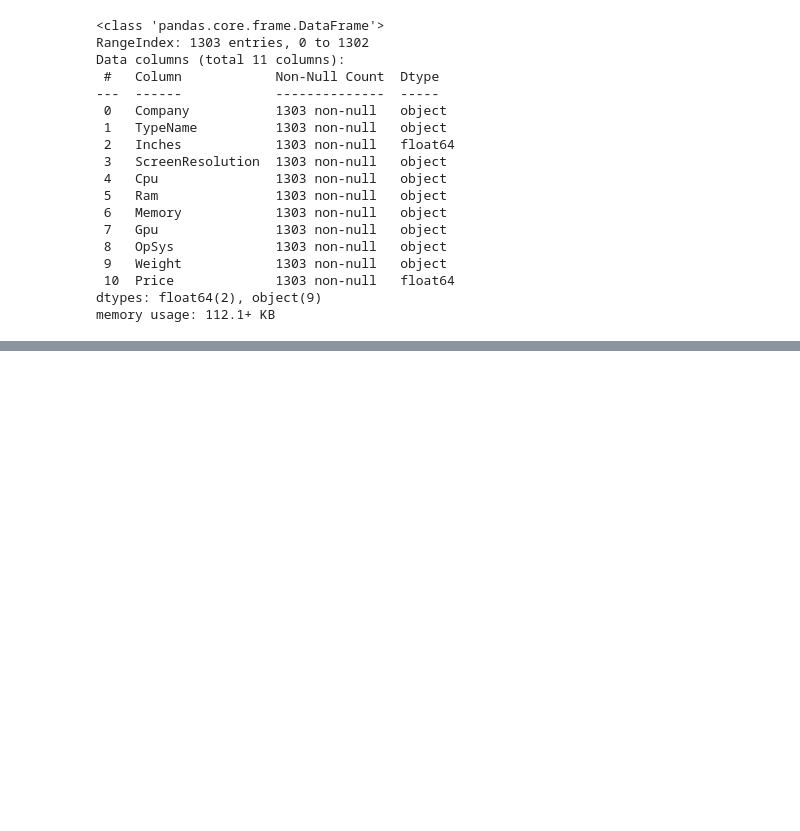
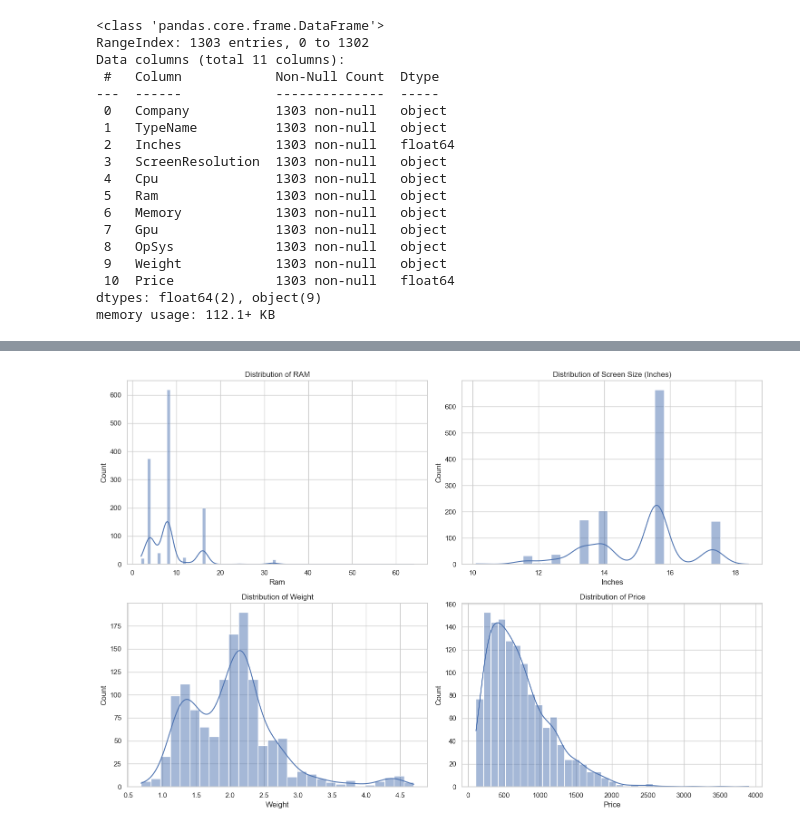
Before and after one commit to HENGSOPHANHA/Laptop_Price_Predictor, a Jupyter notebook: Laptop_Price_Predictor.ipynb, the cells around one changed output, grey strips where cells are left out. Saved outputs shown, nothing was run; the diff lists cells and outputs as text; code cells hidden in the pictures; blank space fills up the shorter version.

```diff
--- a/Laptop_Price_Predictor.ipynb
+++ b/Laptop_Price_Predictor.ipynb
@@ -1455,3 +79,0 @@ ans = [np.exp(value) for value in predicted]
-# %%
-df['Predicted Price'] = np.array(ans)
-df
@@ -1625,0 +80,17 @@ df
+# %%
+laptop_data = df
+# %%
+# Convert 'Ram' and 'Weight' to numerical values
+laptop_data['Ram'] = laptop_data['Ram'].str.replace('GB', '').astype(int)
+laptop_data['Weight'] = laptop_data['Weight'].str.replace('kg', '').astype(float)
+
+# Check for missing values
+missing_values = laptop_data.isnull().sum()
+
+# Updated dataset and missing values info
+updated_dataset_info = {
+    "First Five Rows": laptop_data.head(),
+    "Missing Values": missing_values
+}
+
+updated_dataset_info
@@ -1625,0 +115,30 @@ df
+# %%
+import matplotlib.pyplot as plt
+import seaborn as sns
+
+# Setting the aesthetic style of the plots
+sns.set(style="whitegrid")
+
+# Creating subplots for various visualizations
+fig, axes = plt.subplots(nrows=2, ncols=2, figsize=(15, 10))
+
+# Distribution of RAM
+sns.histplot(laptop_data['Ram'], kde=True, ax=axes[0, 0])
+axes[0, 0].set_title('Distribution of RAM')
+
+# Distribution of Inches (Screen Size)
+sns.histplot(laptop_data['Inches'], kde=True, ax=axes[0, 1])
+axes[0, 1].set_title('Distribution of Screen Size (Inches)')
+
+# Distribution of Weight
+sns.histplot(laptop_data['Weight'], kde=True, ax=axes[1, 0])
+axes[1, 0].set_title('Distribution of Weight')
+
+# Distribution of Price
+sns.histplot(laptop_data['Price'], kde=True, ax=axes[1, 1])
+axes[1, 1].set_title('Distribution of Price')
+
+plt.tight_layout()
+plt.show()
+# %% [output]
+[figure, added]
```
Also changed, not shown: parts of 209 cells of this notebook, 6 other files.
